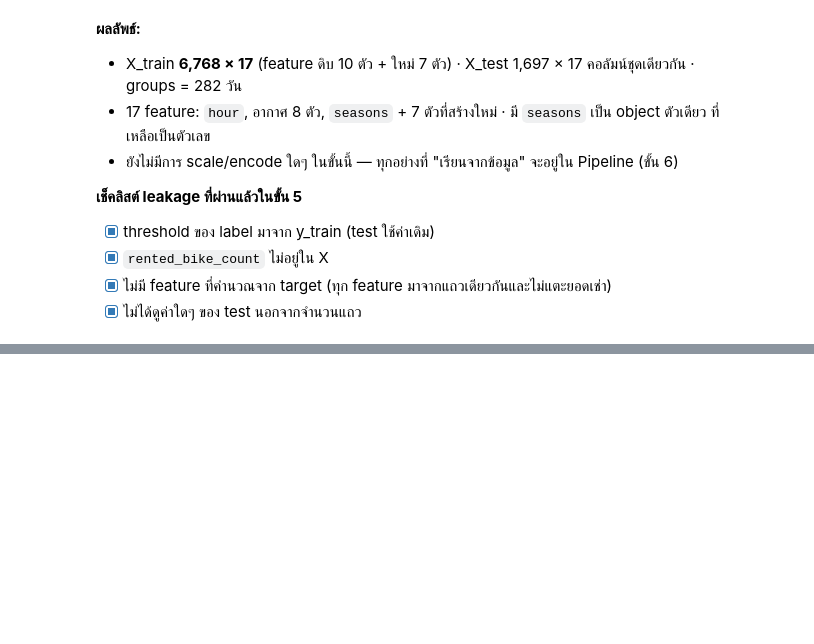
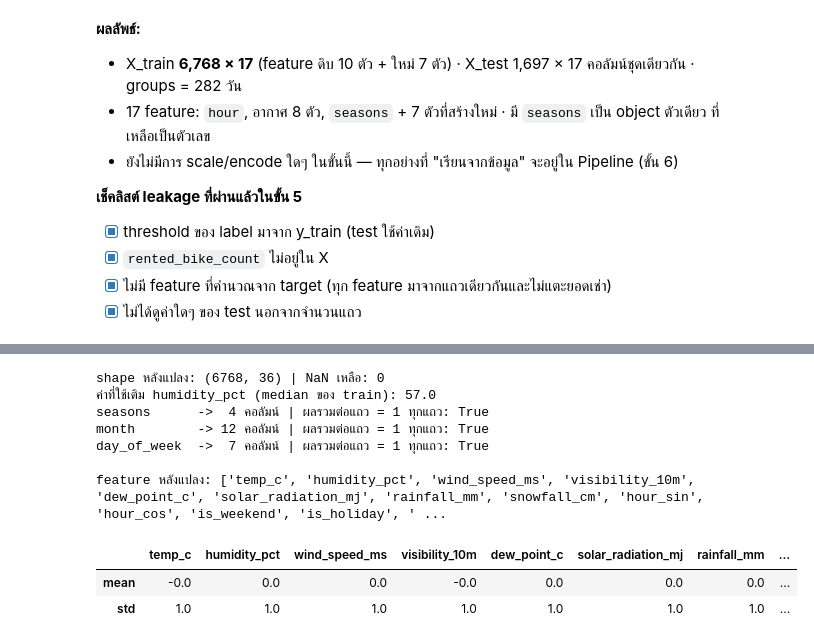
Before and after one commit to Sh080205/seoul-bike-demand, a Jupyter notebook: notebooks/02_modeling.ipynb, the cells around one changed output, grey strips where cells are left out. Saved outputs shown, nothing was run; the diff lists cells and outputs as text; code cells hidden in the pictures; blank space fills up the shorter version.

```diff
--- a/notebooks/02_modeling.ipynb
+++ b/notebooks/02_modeling.ipynb
@@ -299,2 +324,31 @@ Name: count, dtype: int64
 # %%
-# TODO
+from sklearn.compose import ColumnTransformer
+from sklearn.impute import SimpleImputer
+from sklearn.pipeline import Pipeline
+from sklearn.preprocessing import OneHotEncoder, StandardScaler
+
+
+def make_preprocessor(hour="cyclic"):
+    hour_num = {"cyclic": CYCLIC_COLS, "raw": ["hour"], "onehot": []}[hour]
+    hour_cat = ["hour"] if hour == "onehot" else []
+    numeric = Pipeline([
+        ("impute", SimpleImputer(strategy="median")),
+        ("scale", StandardScaler()),
+    ])
+    return ColumnTransformer([
+        ("num", numeric, WEATHER_COLS + hour_num + BINARY_COLS),
+        ("cat", OneHotEncoder(handle_unknown="ignore", sparse_output=False), CAT_COLS + hour_cat),
+    ], verbose_feature_names_out=False)
+
+
+def make_pipeline(model, select="passthrough", hour="cyclic"):
+    return Pipeline([
+        ("pre", make_preprocessor(hour)),
+        ("select", select),
+        ("model", model),
+    ])
+
+
+# ตัวอย่างโครงสร้าง (model จริงเลือกในขั้น 9-10)
+from sklearn.linear_model import LogisticRegression
+make_pipeline(LogisticRegression(max_iter=1000))
@@ -311,0 +382,24 @@ Name: count, dtype: int64
+# %%
+pre = make_preprocessor()
+Xt = pd.DataFrame(pre.fit_transform(X_train), columns=pre.get_feature_names_out(), index=X_train.index)
+
+num_out = WEATHER_COLS + CYCLIC_COLS + BINARY_COLS
+imputer = pre.named_transformers_["num"].named_steps["impute"]
+print(f"shape หลังแปลง: {Xt.shape} | NaN เหลือ: {int(Xt.isna().sum().sum())}")
+print("ค่าที่ใช้เติม humidity_pct (median ของ train):", imputer.statistics_[WEATHER_COLS.index("humidity_pct")])
+for c in CAT_COLS:
+    cols = [n for n in Xt.columns if n.startswith(c + "_")]
+    print(f"{c:<12} -> {len(cols):>2} คอลัมน์ | ผลรวมต่อแถว = 1 ทุกแถว: {bool((Xt[cols].sum(axis=1) == 1).all())}")
+print("\nfeature หลังแปลง:", list(Xt.columns))
+Xt[num_out].agg(["mean", "std"]).T.round(3).T
+# %% [output]
+shape หลังแปลง: (6768, 36) | NaN เหลือ: 0
+ค่าที่ใช้เติม humidity_pct (median ของ train): 57.0
+seasons      ->  4 คอลัมน์ | ผลรวมต่อแถว = 1 ทุกแถว: True
+month        -> 12 คอลัมน์ | ผลรวมต่อแถว = 1 ทุกแถว: True
+day_of_week  ->  7 คอลัมน์ | ผลรวมต่อแถว = 1 ทุกแถว: True
+
+feature หลังแปลง: ['temp_c', 'humidity_pct', 'wind_speed_ms', 'visibility_10m', 'dew_point_c', 'solar_radiation_mj', 'rainfall_mm', 'snowfall_cm', 'hour_sin', 'hour_cos', 'is_weekend', 'is_holiday', ' ...
+|  | temp_c | humidity_pct | wind_speed_ms | visibility_10m | dew_point_c | solar_radiation_mj | rainfall_mm | ... |
+| mean | -0.0 | 0.0 | 0.0 | -0.0 | 0.0 | 0.0 | 0.0 | ... |
+| std | 1.0 | 1.0 | 1.0 | 1.0 | 1.0 | 1.0 | 1.0 | ... |
```
Also changed, not shown: parts of 34 cells of this notebook.
